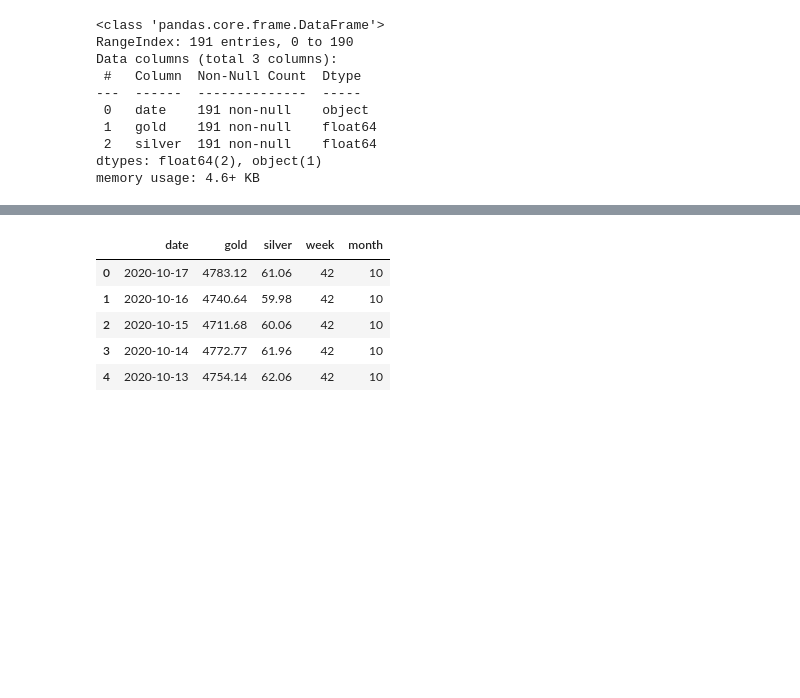
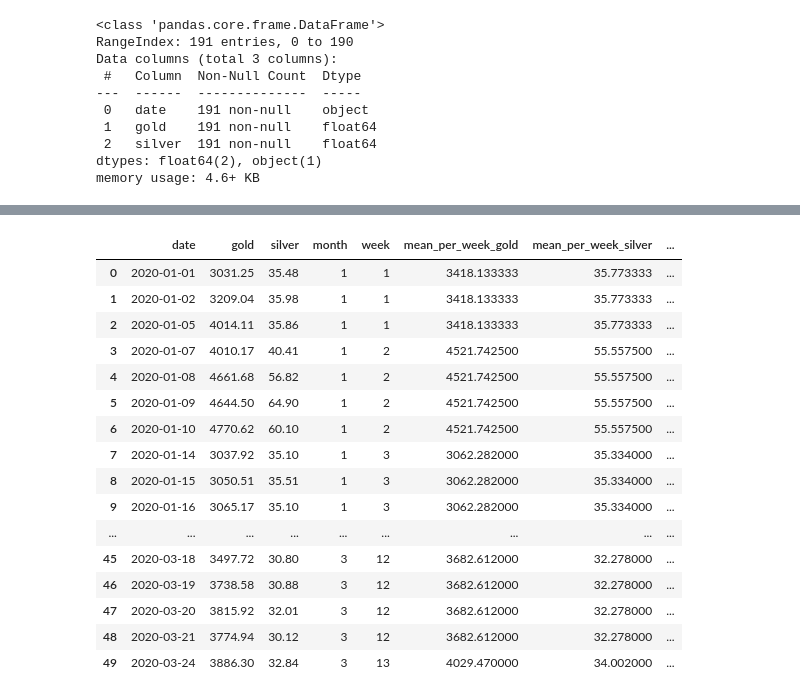
Before and after one commit to ilyinss/cbr_metall_analytics, a Jupyter notebook: decomp.ipynb, the cells around one changed output, grey strips where cells are left out. Saved outputs shown, nothing was run; the diff lists cells and outputs as text; code cells hidden in the pictures; blank space fills up the shorter version.

```diff
--- a/decomp.ipynb
+++ b/decomp.ipynb
@@ -44,18 +79,33 @@ None
 # %%
-df['month'] = df['date'].dt.month
-df['week'] = df['date'].dt.week
+# df['formatted_date'] = pd.to_datetime(df['datetime'])
+df['month'] = df['date'].apply(lambda x: x.month)
+df['week'] = df['date'].apply(lambda x: x.weekofyear)
+
+# df['month'] = df['date'].dt.month
+# df['week'] = df['date'].dt.week
 # df['week'] = df['date'].apply(datetime.time(df['date']).isocalendar()[1])
-df.head()
+# df.head()
-# %% [output]
-|  | date | gold | silver | week | month |
-| 0 | 2020-10-17 | 4783.12 | 61.06 | 42 | 10 |
-| 1 | 2020-10-16 | 4740.64 | 59.98 | 42 | 10 |
-| 2 | 2020-10-15 | 4711.68 | 60.06 | 42 | 10 |
-| 3 | 2020-10-14 | 4772.77 | 61.96 | 42 | 10 |
-| 4 | 2020-10-13 | 4754.14 | 62.06 | 42 | 10 |
 # %%
 df['mean_per_week_gold'] = df.groupby('week')['gold'].transform('mean')
 df['mean_per_week_silver'] = df.groupby('week')['silver'].transform('mean')
 df['mean_per_month_gold'] = df.groupby('month')['gold'].transform('mean')
 df['mean_per_month_silver'] = df.groupby('month')['silver'].transform('mean')
-df.head()
+df.head(50)
+# %% [output]
+|  | date | gold | silver | month | week | mean_per_week_gold | mean_per_week_silver | ... |
+| 0 | 2020-01-01 | 3031.25 | 35.48 | 1 | 1 | 3418.133333 | 35.773333 | ... |
+| 1 | 2020-01-02 | 3209.04 | 35.98 | 1 | 1 | 3418.133333 | 35.773333 | ... |
+| 2 | 2020-01-05 | 4014.11 | 35.86 | 1 | 1 | 3418.133333 | 35.773333 | ... |
+| 3 | 2020-01-07 | 4010.17 | 40.41 | 1 | 2 | 4521.742500 | 55.557500 | ... |
+| 4 | 2020-01-08 | 4661.68 | 56.82 | 1 | 2 | 4521.742500 | 55.557500 | ... |
+| 5 | 2020-01-09 | 4644.50 | 64.90 | 1 | 2 | 4521.742500 | 55.557500 | ... |
+| 6 | 2020-01-10 | 4770.62 | 60.10 | 1 | 2 | 4521.742500 | 55.557500 | ... |
+| 7 | 2020-01-14 | 3037.92 | 35.10 | 1 | 3 | 3062.282000 | 35.334000 | ... |
+| 8 | 2020-01-15 | 3050.51 | 35.51 | 1 | 3 | 3062.282000 | 35.334000 | ... |
+| 9 | 2020-01-16 | 3065.17 | 35.10 | 1 | 3 | 3062.282000 | 35.334000 | ... |
+| ... | ... | ... | ... | ... | ... | ... | ... | ... |
+| 45 | 2020-03-18 | 3497.72 | 30.80 | 3 | 12 | 3682.612000 | 32.278000 | ... |
+| 46 | 2020-03-19 | 3738.58 | 30.88 | 3 | 12 | 3682.612000 | 32.278000 | ... |
+| 47 | 2020-03-20 | 3815.92 | 32.01 | 3 | 12 | 3682.612000 | 32.278000 | ... |
+| 48 | 2020-03-21 | 3774.94 | 30.12 | 3 | 12 | 3682.612000 | 32.278000 | ... |
+| 49 | 2020-03-24 | 3886.30 | 32.84 | 3 | 13 | 4029.470000 | 34.002000 | ... |
```
Also changed, not shown: parts of 13 cells of this notebook, 2 other files.
